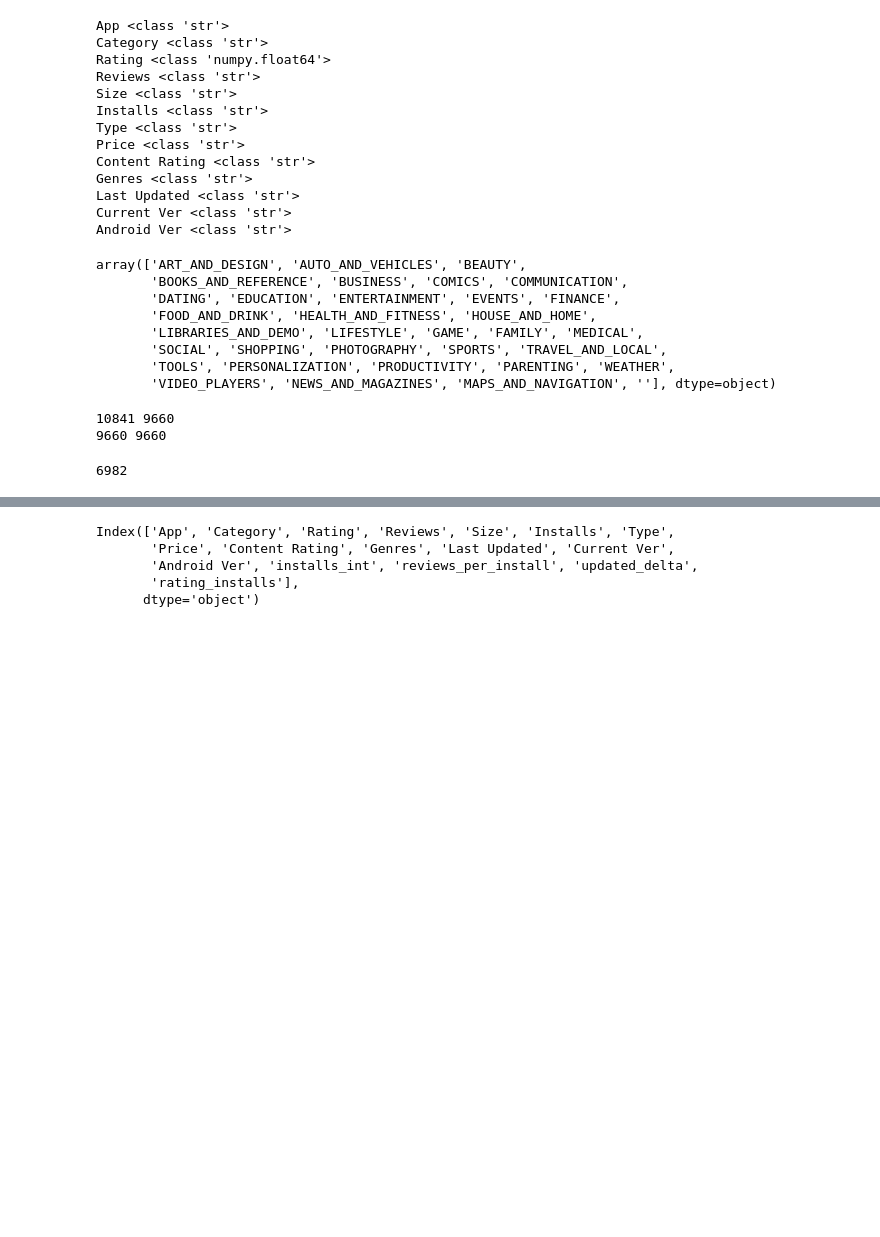
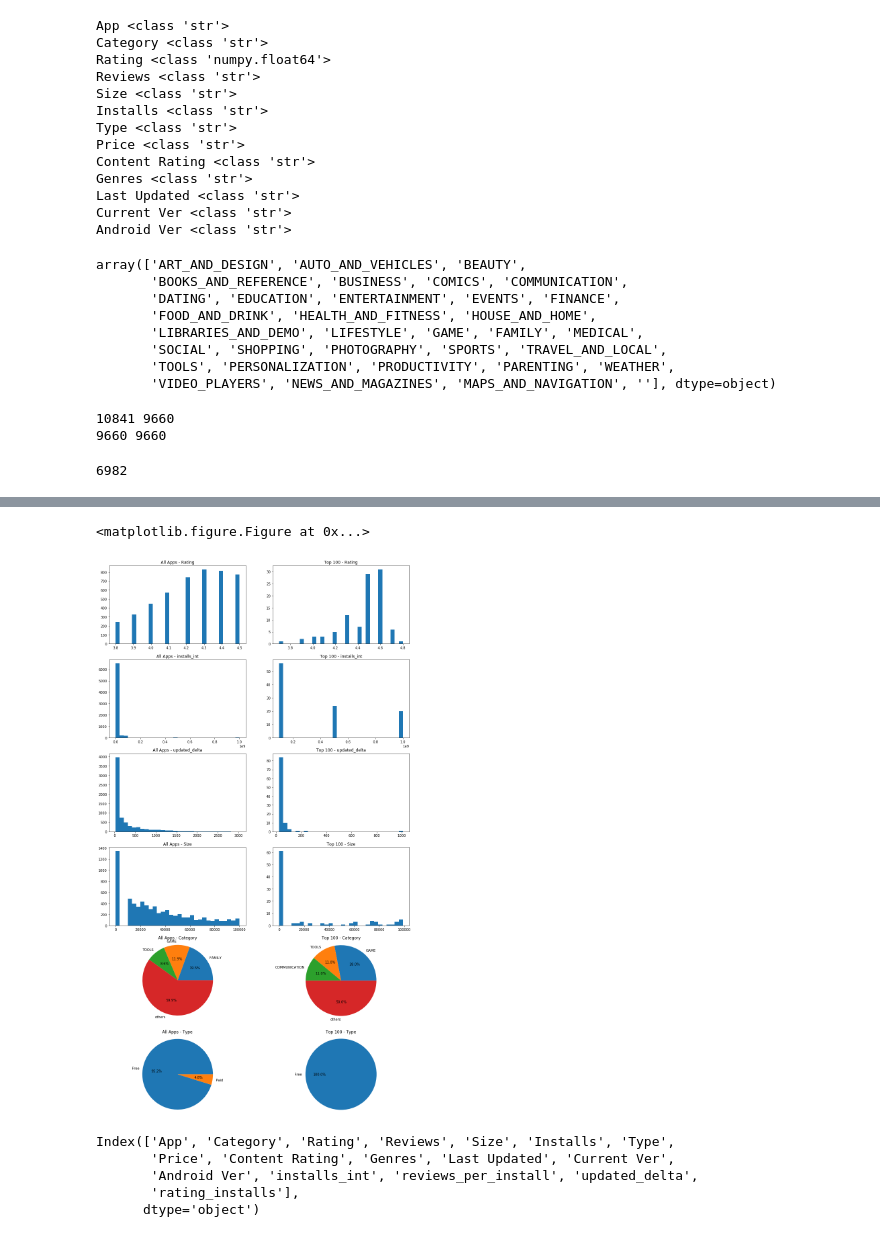
Before and after one commit to Jasonshi001/IE5374_project, a Jupyter notebook: draft_.ipynb, the cells around one changed output, grey strips where cells are left out. Drawn from its saved outputs; the diff is of its cells as text; code cells hidden in the pictures; blank space fills up the shorter version.

Commit message:
cleaned comparison code

```diff
--- a/draft_.ipynb
+++ b/draft_.ipynb
@@ -57,7 +57,7 @@ def size_to_float(x):
         elif x[-1] in ['K','k']:
             out = float(''.join(x[:-1].split('.')))
         else:
-            out = np.nan
+            out = -1
         return out
     else:
         return 0
@@ -275,0 +144,14 @@ cate_breakdown(top_100)
+# %%
+s = df_apps['Category'].value_counts()
+thr = 4
+
+tops = s[:thr-1]
+tops['others'] = s[thr-1:].sum()
+print(tops)
+
+n = 0
+for item in s[3:]:
+    n+= item
+
+n
+df_apps.columns
@@ -275,0 +168,62 @@ cate_breakdown(top_100)
+# %%
+#comparisons of top100 and all
+pylab.rcParams['figure.figsize'] = (16, 30)
+
+#picking out the best apps
+df_apps['rating_installs'] = df_apps.Rating * df_apps.installs_int
+top_100 = df_apps.sort_values('rating_installs', ascending=False)[:100]
+
+def comp_hist(col, ax):
+    ax[0].hist(df_apps[col], bins=30)
+    ax[0].set_title(col)
+    ax[0].set_title('All Apps - {}'.format(col))
+    ax[1].hist(top_100[col], bins=30)
+    ax[1].set_title(col)
+    ax[1].set_title('Top 100 - {}'.format(col))
+
+def get_cate_counts(d, col):
+    thres = 4
+    cate_counts = d[col].value_counts()
+    if len(cate_counts) > thres:
+        tops = cate_counts[:thres-1]
+        tops['others'] = cate_counts[thres-1:].sum()
+        cate_counts = tops
+
+    return cate_counts
+
+def comp_pie(col, ax):
+    cate_all = get_cate_counts(df_apps, col)
+    cate_top100 = get_cate_counts(top_100, col)
+
+    ax[0].pie(cate_all, labels=cate_all.keys(), autopct='%1.1f%%')
+    ax[0].axis('equal')
+    ax[0].set_title('All Apps - {}'.format(col))
+    ax[1].pie(cate_top100, labels=cate_top100.keys(), autopct='%1.1f%%')
+    ax[1].axis('equal')
+    ax[1].set_title('Top 100 - {}'.format(col))
+
+#comp_hist('Rating')
+#comp_pie('Type')
+
+#do comparisons
+list_col_hist = [
+    'Rating',
+    'installs_int',
+    'updated_delta',
+    'Size'
+]
+
+fig = plt.figure(figsize=(16,20))
+f, axarr = plt.subplots(6,2)
+
+comp_hist('Rating', axarr[0])
+comp_hist('installs_int', axarr[1])
+comp_hist('updated_delta', axarr[2])
+comp_hist('Size', axarr[3])
+comp_pie('Category', axarr[4])
+comp_pie('Type', axarr[5])
+
+plt.show()
+# %% [output]
+<matplotlib.figure.Figure at 0x...>
+[figure, added]
```
Also changed, not shown: parts of 8 cells of this notebook.
